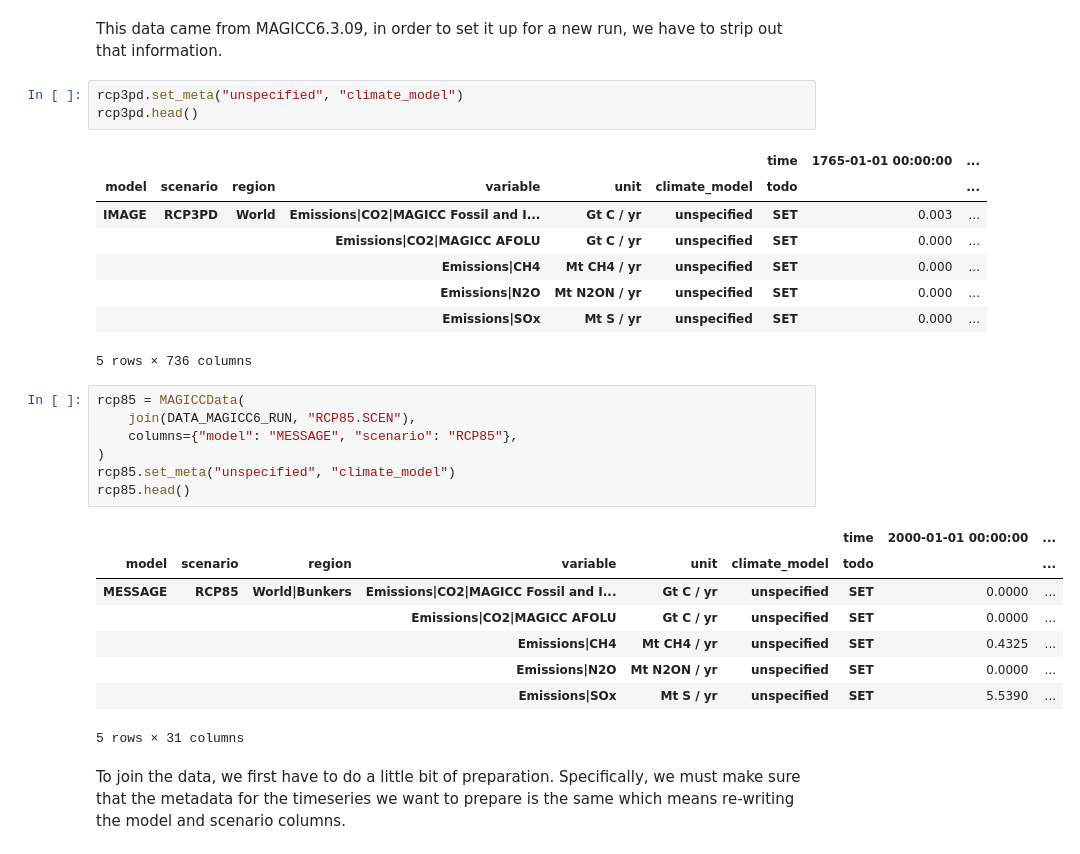
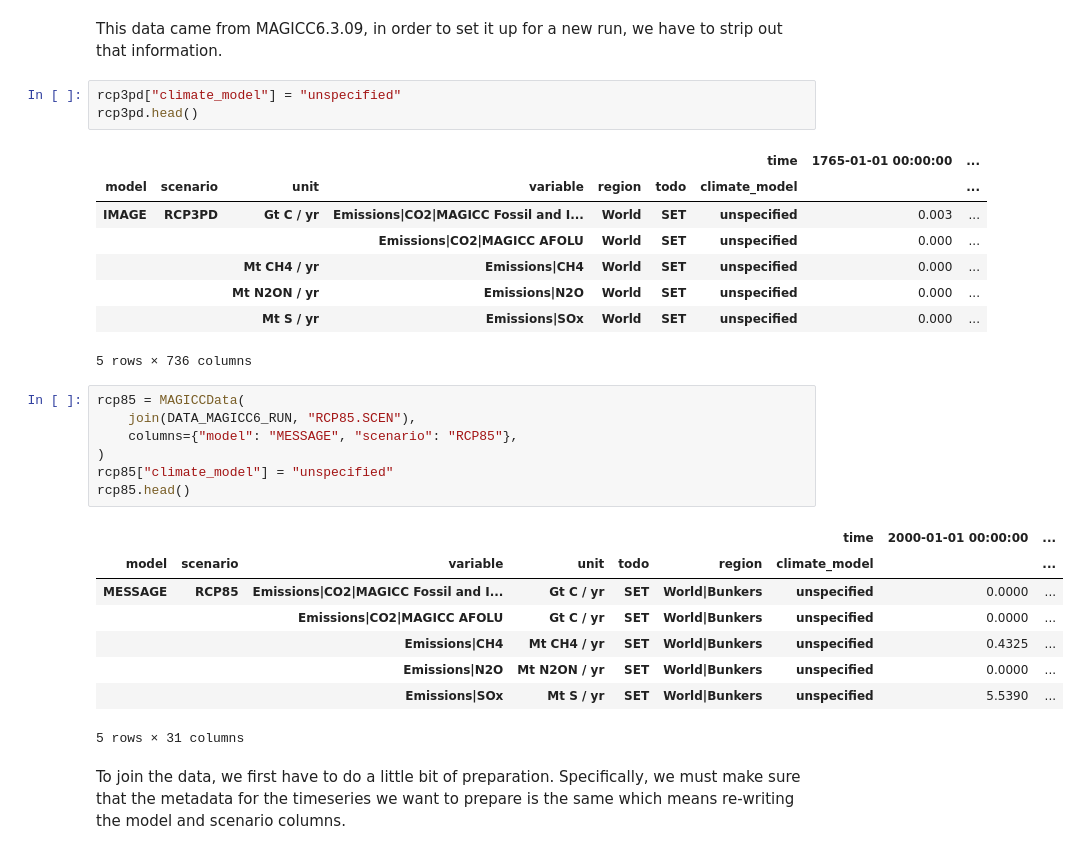
Before and after one commit to openscm/pymagicc, a Jupyter notebook: notebooks/Building-Scenarios.ipynb, the cells around one changed output. Saved outputs shown, nothing was run; the diff lists cells and outputs as text.

```diff
--- a/notebooks/Building-Scenarios.ipynb
+++ b/notebooks/Building-Scenarios.ipynb
@@ -51,32 +51,32 @@ rcp3pd.head()
 # %% [markdown]
 This data came from MAGICC6.3.09, in order to set it up for a new run, we have to strip out that information.
 # %%
-rcp3pd.set_meta("unspecified", "climate_model")
+rcp3pd["climate_model"] = "unspecified"
 rcp3pd.head()
 # %% [output]
 |  |  |  |  |  |  | time | 1765-01-01 00:00:00 | ... |
-| model | scenario | region | variable | unit | climate_model | todo |  | ... |
-| IMAGE | RCP3PD | World | Emissions|CO2|MAGICC Fossil and I... | Gt C / yr | unspecified | SET | 0.003 | ... |
-|  |  |  | Emissions|CO2|MAGICC AFOLU | Gt C / yr | unspecified | SET | 0.000 | ... |
-|  |  |  | Emissions|CH4 | Mt CH4 / yr | unspecified | SET | 0.000 | ... |
-|  |  |  | Emissions|N2O | Mt N2ON / yr | unspecified | SET | 0.000 | ... |
-|  |  |  | Emissions|SOx | Mt S / yr | unspecified | SET | 0.000 | ... |
+| model | scenario | unit | variable | region | todo | climate_model |  | ... |
+| IMAGE | RCP3PD | Gt C / yr | Emissions|CO2|MAGICC Fossil and I... | World | SET | unspecified | 0.003 | ... |
+|  |  |  | Emissions|CO2|MAGICC AFOLU | World | SET | unspecified | 0.000 | ... |
+|  |  | Mt CH4 / yr | Emissions|CH4 | World | SET | unspecified | 0.000 | ... |
+|  |  | Mt N2ON / yr | Emissions|N2O | World | SET | unspecified | 0.000 | ... |
+|  |  | Mt S / yr | Emissions|SOx | World | SET | unspecified | 0.000 | ... |
 5 rows × 736 columns
 # %%
 rcp85 = MAGICCData(
     join(DATA_MAGICC6_RUN, "RCP85.SCEN"),
     columns={"model": "MESSAGE", "scenario": "RCP85"},
 )
-rcp85.set_meta("unspecified", "climate_model")
+rcp85["climate_model"] = "unspecified"
 rcp85.head()
 # %% [output]
 |  |  |  |  |  |  | time | 2000-01-01 00:00:00 | ... |
-| model | scenario | region | variable | unit | climate_model | todo |  | ... |
-| MESSAGE | RCP85 | World|Bunkers | Emissions|CO2|MAGICC Fossil and I... | Gt C / yr | unspecified | SET | 0.0000 | ... |
-|  |  |  | Emissions|CO2|MAGICC AFOLU | Gt C / yr | unspecified | SET | 0.0000 | ... |
-|  |  |  | Emissions|CH4 | Mt CH4 / yr | unspecified | SET | 0.4325 | ... |
-|  |  |  | Emissions|N2O | Mt N2ON / yr | unspecified | SET | 0.0000 | ... |
-|  |  |  | Emissions|SOx | Mt S / yr | unspecified | SET | 5.5390 | ... |
+| model | scenario | variable | unit | todo | region | climate_model |  | ... |
+| MESSAGE | RCP85 | Emissions|CO2|MAGICC Fossil and I... | Gt C / yr | SET | World|Bunkers | unspecified | 0.0000 | ... |
+|  |  | Emissions|CO2|MAGICC AFOLU | Gt C / yr | SET | World|Bunkers | unspecified | 0.0000 | ... |
+|  |  | Emissions|CH4 | Mt CH4 / yr | SET | World|Bunkers | unspecified | 0.4325 | ... |
+|  |  | Emissions|N2O | Mt N2ON / yr | SET | World|Bunkers | unspecified | 0.0000 | ... |
+|  |  | Emissions|SOx | Mt S / yr | SET | World|Bunkers | unspecified | 5.5390 | ... |
 5 rows × 31 columns
 # %% [markdown]
 To join the data, we first have to do a little bit of preparation. Specifically, we must make sure that the metadata for the timeseries we want to prepare is the same which means re-writing the model and scenario columns.
```
Also changed, not shown: parts of 10 cells of this notebook, 6 other files.
